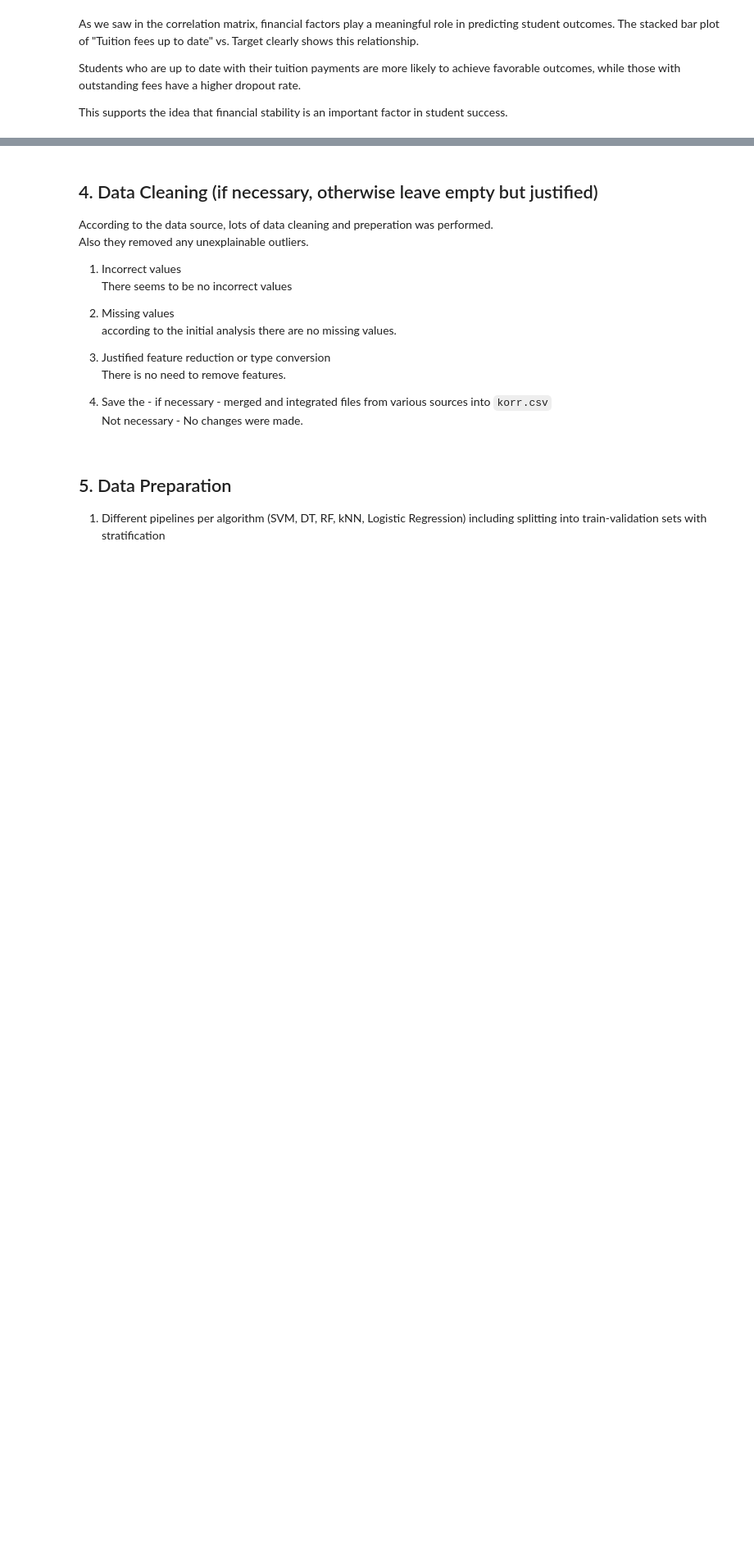
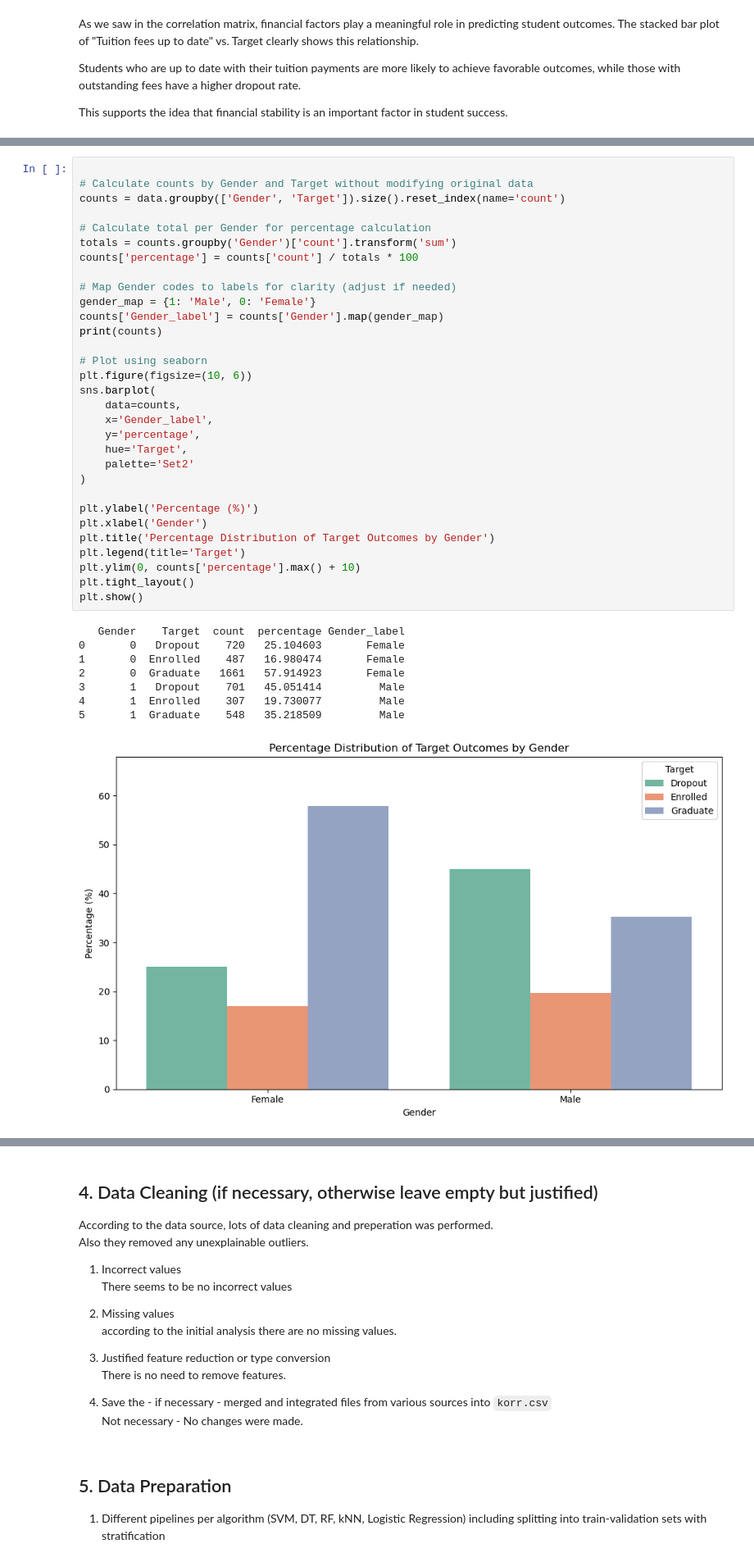
Before and after one commit to itmam07/data-science-miniproject, a Jupyter notebook: main.ipynb, the cells around one changed output, grey strips where cells are left out. Shown at 82% size. Cells and saved outputs as stored; diff of their text form; blank space fills up the shorter version.

```diff
--- a/main.ipynb
+++ b/main.ipynb
@@ -250,0 +266,40 @@ This supports the idea that financial stability is an important factor in studen
+# %%
+
+# Calculate counts by Gender and Target without modifying original data
+counts = data.groupby(['Gender', 'Target']).size().reset_index(name='count')
+
+# Calculate total per Gender for percentage calculation
+totals = counts.groupby('Gender')['count'].transform('sum')
+counts['percentage'] = counts['count'] / totals * 100
+
+# Map Gender codes to labels for clarity (adjust if needed)
+gender_map = {1: 'Male', 0: 'Female'}
+counts['Gender_label'] = counts['Gender'].map(gender_map)
+print(counts)
+
+# Plot using seaborn
+plt.figure(figsize=(10, 6))
+sns.barplot(
+    data=counts,
+    x='Gender_label',
+    y='percentage',
+    hue='Target',
+    palette='Set2'
+)
+
+plt.ylabel('Percentage (%)')
+plt.xlabel('Gender')
+plt.title('Percentage Distribution of Target Outcomes by Gender')
+plt.legend(title='Target')
+plt.ylim(0, counts['percentage'].max() + 10)
+plt.tight_layout()
+plt.show()
+# %% [output]
+   Gender    Target  count  percentage Gender_label
+0       0   Dropout    720   25.104603       Female
+1       0  Enrolled    487   16.980474       Female
+2       0  Graduate   1661   57.914923       Female
+3       1   Dropout    701   45.051414         Male
+4       1  Enrolled    307   19.730077         Male
+5       1  Graduate    548   35.218509         Male
+[figure, added]
```
Also changed, not shown: parts of 20 cells of this notebook.
